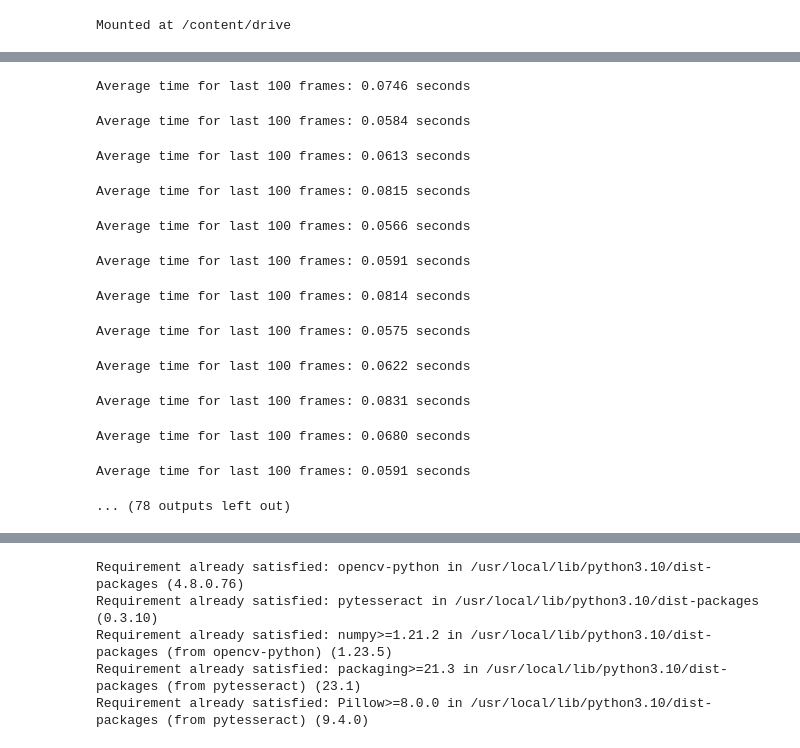
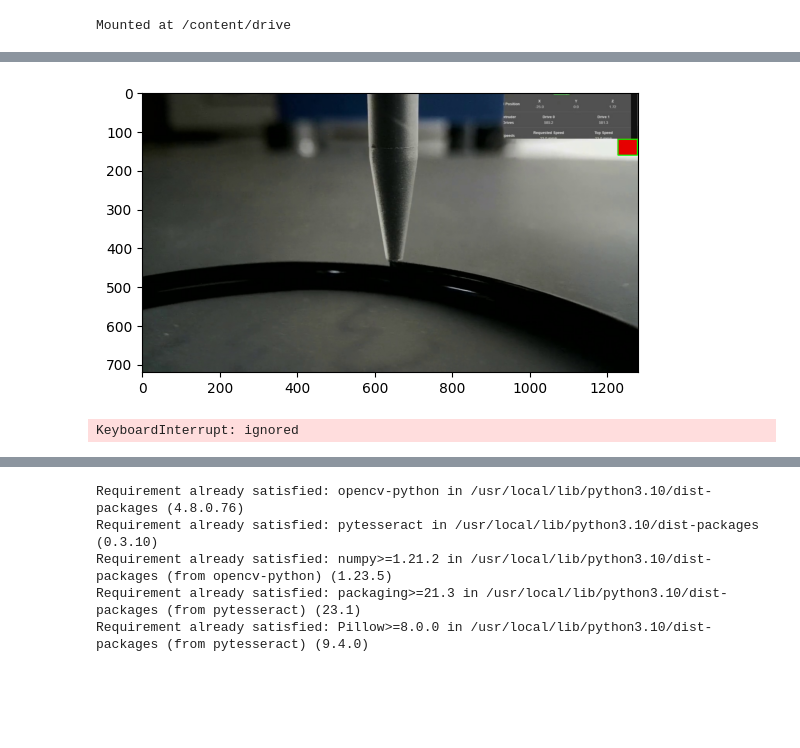
Before and after one commit to chdhatri/Anamoly-Detection, a Jupyter notebook: Tip_Script.ipynb, the cells around one changed output, grey strips where cells are left out. Saved outputs shown, nothing was run; the diff lists cells and outputs as text; code cells hidden in the pictures; blank space fills up the shorter version.

```diff
--- a/Tip_Script.ipynb
+++ b/Tip_Script.ipynb
@@ -465,10 +592,10 @@ if __name__ == "__main__":
     predictor = SamPredictor(sam)
 
     #Reference input point
-    input_point = np.array([[1000, 690]])
+    input_point = np.array([[1000, 675]])
     input_label = np.array([1])
 
-    video_path = "/content/videos/cylinder_lowlight-part1.mkv"
+    video_path = "/content/videos/Tip_too_low_part1.mp4"
     output_folder = "/content/train_images"
     mask_folder = "/content/train_masks"
     csv_file = '/content/data.csv'
@@ -480,17 +607,40 @@ if __name__ == "__main__":
 
     elapsed_time = end_time - start_time
     print(f"Elapsed time: {elapsed_time}")
-# %% [output]
-Average time for last 100 frames: 0.0746 seconds
-Average time for last 100 frames: 0.0584 seconds
-Average time for last 100 frames: 0.0613 seconds
-Average time for last 100 frames: 0.0815 seconds
-Average time for last 100 frames: 0.0566 seconds
-Average time for last 100 frames: 0.0591 seconds
-Average time for last 100 frames: 0.0814 seconds
-Average time for last 100 frames: 0.0575 seconds
-Average time for last 100 frames: 0.0622 seconds
-Average time for last 100 frames: 0.0831 seconds
-Average time for last 100 frames: 0.0680 seconds
-Average time for last 100 frames: 0.0591 seconds
-... (78 outputs left out)
+# %%
+img = cv2.imread('/content/train_images/frame_38.jpg')
+img = cv2.cvtColor(img, cv2.COLOR_BGR2RGB)
+
+
+frame, bbox = find_red_square(img)
+
+frame = cv2.cvtColor(frame, cv2.COLOR_BGR2RGB)
+plt.imshow(frame)
+plt.show()
+# %% [output]
+[figure, added]
+# %%
+def extract_frames_with_green_box(video_path):
+    cap = cv2.VideoCapture(video_path)
+
+    frame_count = 0
+    while True:
+        ret, frame = cap.read()
+        if not ret:
+            break
+
+
+            # Process or save the frame with the green box
+        file_name = f"frame_{frame_count}.jpg"
+        cv2.imwrite(os.path.join(output_folder, file_name), frame)
+
+        frame_count += 1
+
+    cap.release()
+
+# Call the function
+video_path = "/content/videos/Tip_right_height_part1.mp4"
+output_folder = "/content/train_images"
+extract_frames_with_green_box(video_path)
+# %% [output]
+KeyboardInterrupt: ignored
```
Also changed, not shown: parts of 14 cells of this notebook.
